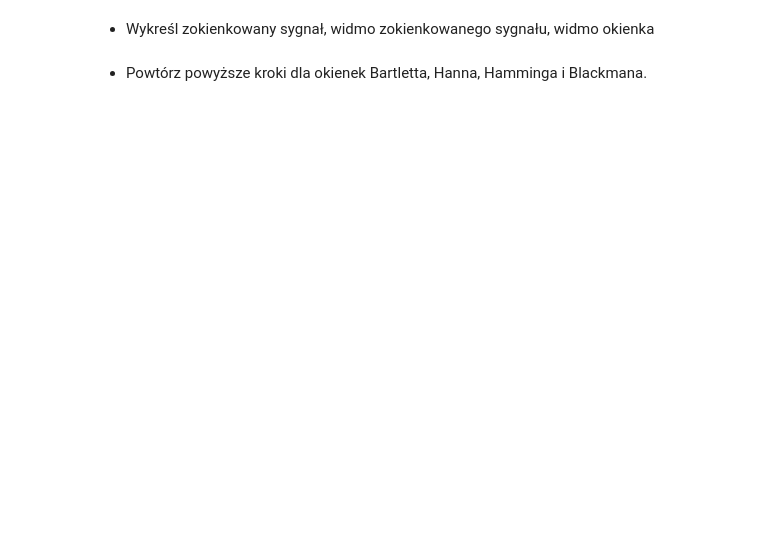
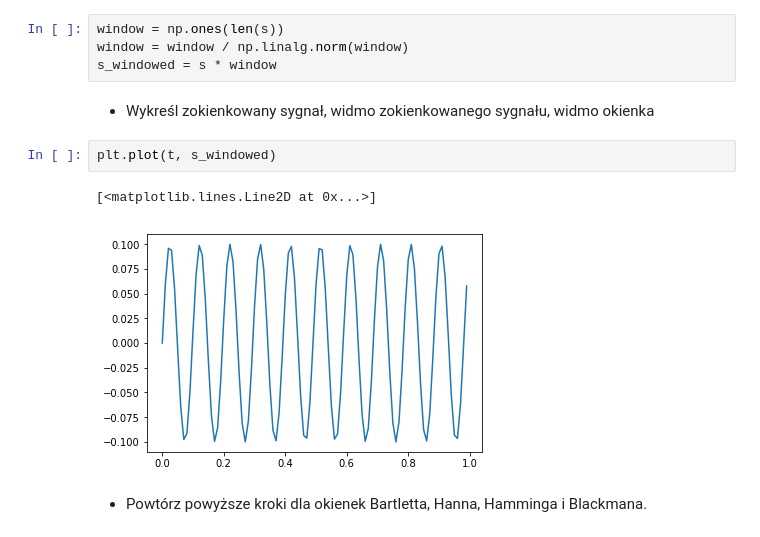
Before and after one commit to PPierzc/Analiza-Sygna-w, a Jupyter notebook: 5/05_okienkowanie_student.ipynb, the cells around one changed output. Saved outputs shown, nothing was run; the diff lists cells and outputs as text; blank space fills up the shorter version.

```diff
--- a/5/05_okienkowanie_student.ipynb
+++ b/5/05_okienkowanie_student.ipynb
@@ -120,6 +120,15 @@ rysuj_wlasnosci_okienka(s, np.ones(len(s)), len(s), Fs,'1')
 # %% [markdown]
 Zokienkuj sygnał mnożąc sinusoidę przez unormowane okienko
+# %%
+window = np.ones(len(s))
+window = window / np.linalg.norm(window)
+s_windowed = s * window
 # %% [markdown]
 * Wykreśl zokienkowany sygnał, widmo zokienkowanego sygnału, widmo okienka
+# %%
+plt.plot(t, s_windowed)
+# %% [output]
+[<matplotlib.lines.Line2D at 0x...>]
+[figure, added]
 # %% [markdown]
 * Powtórz powyższe kroki dla okienek Bartletta, Hanna, Hamminga i Blackmana.
```
Also changed, not shown: parts of 17 cells of this notebook.
